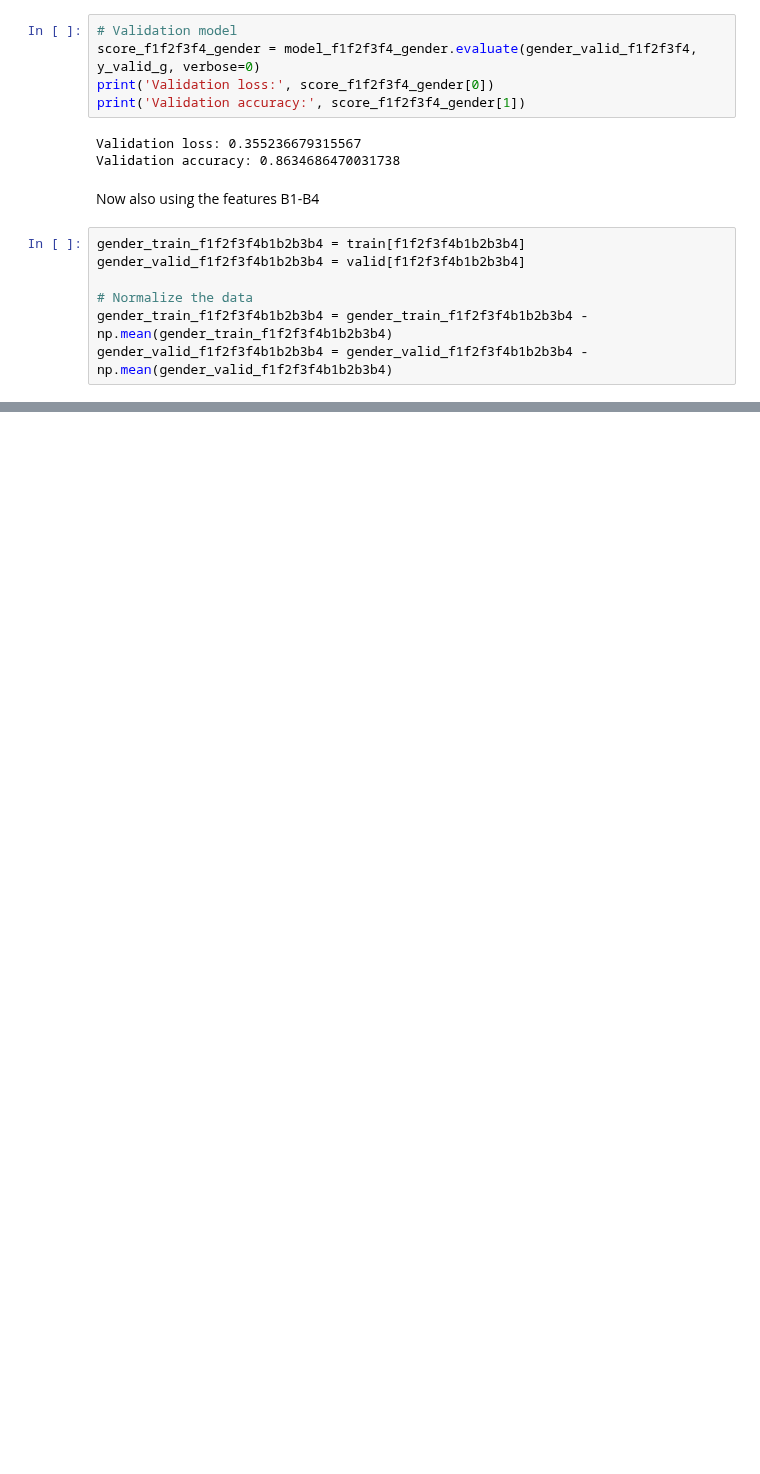
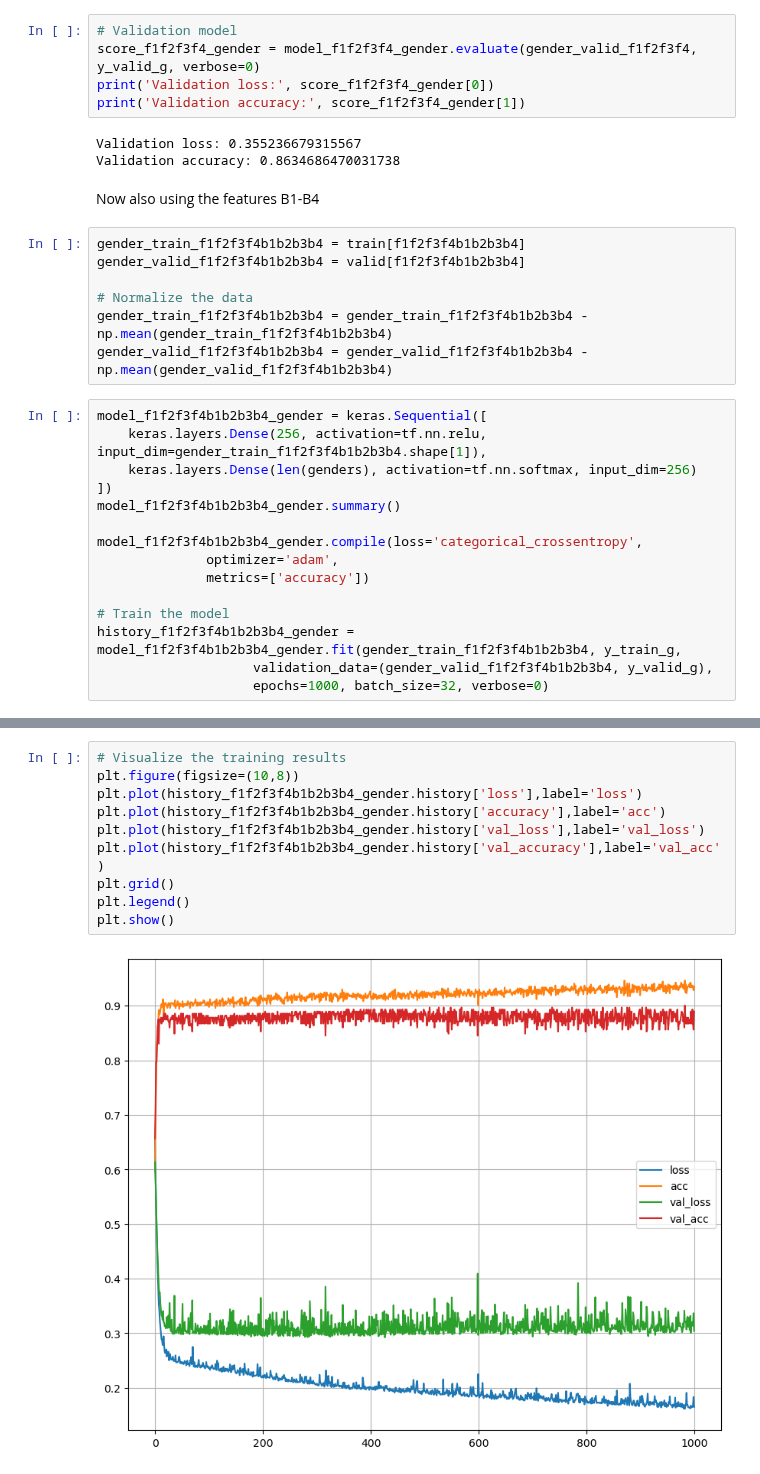
Before and after one commit to martinfsl/TTT4185, a Jupyter notebook: Assignments/Assignment_3/TTT4185_assignment_3a.ipynb, the cells around one changed output, grey strips where cells are left out. Saved outputs shown, nothing was run; the diff lists cells and outputs as text; blank space fills up the shorter version.

```diff
--- a/Assignments/Assignment_3/TTT4185_assignment_3a.ipynb
+++ b/Assignments/Assignment_3/TTT4185_assignment_3a.ipynb
@@ -626,3 +626,18 @@ gender_valid_f1f2f3f4b1b2b3b4 = valid[f1f2f3f4b1b2b3b4]
 # Normalize the data
 gender_train_f1f2f3f4b1b2b3b4 = gender_train_f1f2f3f4b1b2b3b4 - np.mean(gender_train_f1f2f3f4b1b2b3b4)
 gender_valid_f1f2f3f4b1b2b3b4 = gender_valid_f1f2f3f4b1b2b3b4 - np.mean(gender_valid_f1f2f3f4b1b2b3b4)
+# %%
+model_f1f2f3f4b1b2b3b4_gender = keras.Sequential([
+    keras.layers.Dense(256, activation=tf.nn.relu, input_dim=gender_train_f1f2f3f4b1b2b3b4.shape[1]),
+    keras.layers.Dense(len(genders), activation=tf.nn.softmax, input_dim=256)
+])
+model_f1f2f3f4b1b2b3b4_gender.summary()
+
+model_f1f2f3f4b1b2b3b4_gender.compile(loss='categorical_crossentropy',
+              optimizer='adam',
+              metrics=['accuracy'])
+
+# Train the model
+history_f1f2f3f4b1b2b3b4_gender = model_f1f2f3f4b1b2b3b4_gender.fit(gender_train_f1f2f3f4b1b2b3b4, y_train_g,
+                    validation_data=(gender_valid_f1f2f3f4b1b2b3b4, y_valid_g),
+                    epochs=1000, batch_size=32, verbose=0)
@@ -628,0 +658,12 @@ gender_valid_f1f2f3f4b1b2b3b4 = gender_valid_f1f2f3f4b1b2b3b4 - np.mean(gender_v
+# %%
+# Visualize the training results
+plt.figure(figsize=(10,8))
+plt.plot(history_f1f2f3f4b1b2b3b4_gender.history['loss'],label='loss')
+plt.plot(history_f1f2f3f4b1b2b3b4_gender.history['accuracy'],label='acc')
+plt.plot(history_f1f2f3f4b1b2b3b4_gender.history['val_loss'],label='val_loss')
+plt.plot(history_f1f2f3f4b1b2b3b4_gender.history['val_accuracy'],label='val_acc')
+plt.grid()
+plt.legend()
+plt.show()
+# %% [output]
+[figure, added]
```
Also changed, not shown: parts of 3 cells of this notebook.
